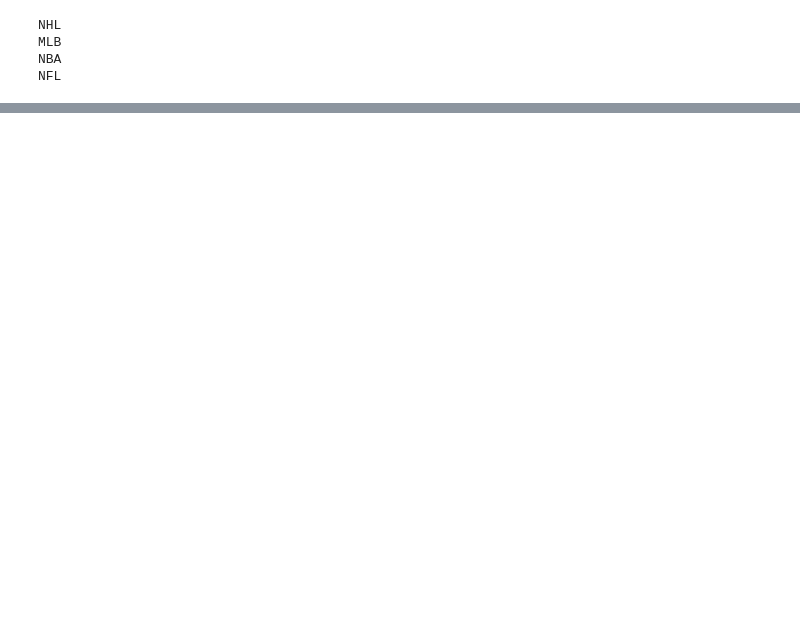
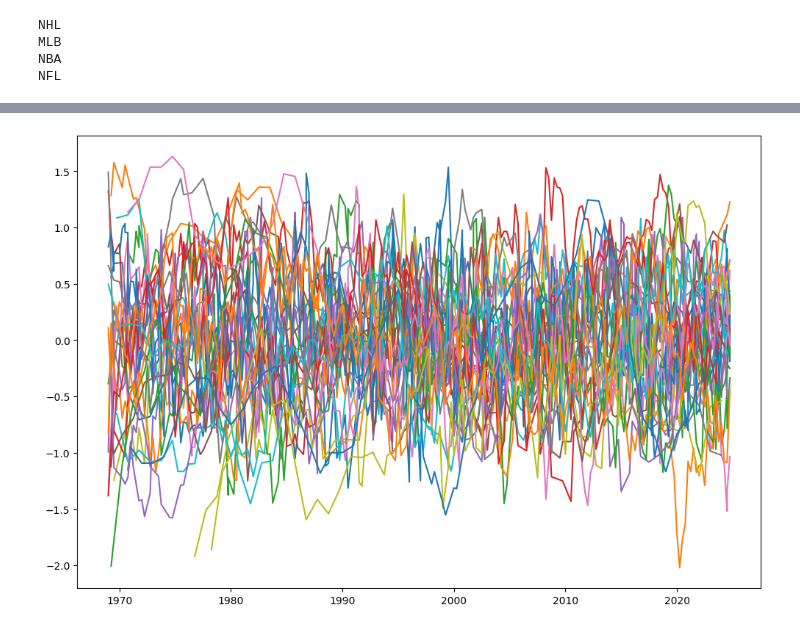
Before and after one commit to ethanarsht/sports_index, a Jupyter notebook: standings_analysis.ipynb, the cells around one changed output, grey strips where cells are left out. Drawn from its saved outputs; the diff is of its cells as text; code cells hidden in the pictures; blank space fills up the shorter version.

```diff
--- a/standings_analysis.ipynb
+++ b/standings_analysis.ipynb
@@ -49,2 +33,11 @@ standings[standings.season_year == 200]
+# %%
+standings.loc[:, 'season_order'] = np.NaN
+standings.loc[standings['league'] == 'NHL', 'season_order'] = 0
+standings.loc[standings['league'] == 'NBA', 'season_order'] = 1
+standings.loc[standings['league'] == 'MLB', 'season_order'] = 2
+standings.loc[standings['league'] == 'NFL', 'season_order'] = 3
+
+standings.loc[:, 'chart_position'] = standings['season_year'] + standings['season_order']*.25
+standings = standings.sort_values('chart_position').reset_index(drop=True)
 # %%
 standings['z_score'] = standings.groupby(['league', 'season_year'])['percentage'].transform(lambda x: (x - x.mean()) / x.std())
@@ -51,2 +104,10 @@ standings['z_score'] = standings.groupby(['league', 'season_year'])['percentage'
+# %%
+fig, ax = plt.subplots(figsize=(12, 8))
+
+count = 0
+for key, group in standings.groupby('city'):
+    ax.plot(group['chart_position'], group['rolling_mean'], label=key)
+# %% [output]
+[figure, added]
 # %%
 grouped_standings = standings.groupby(['season_year', 'city'])['z_score'].agg(
```
Also changed, not shown: parts of 19 cells of this notebook, 2 other files.
